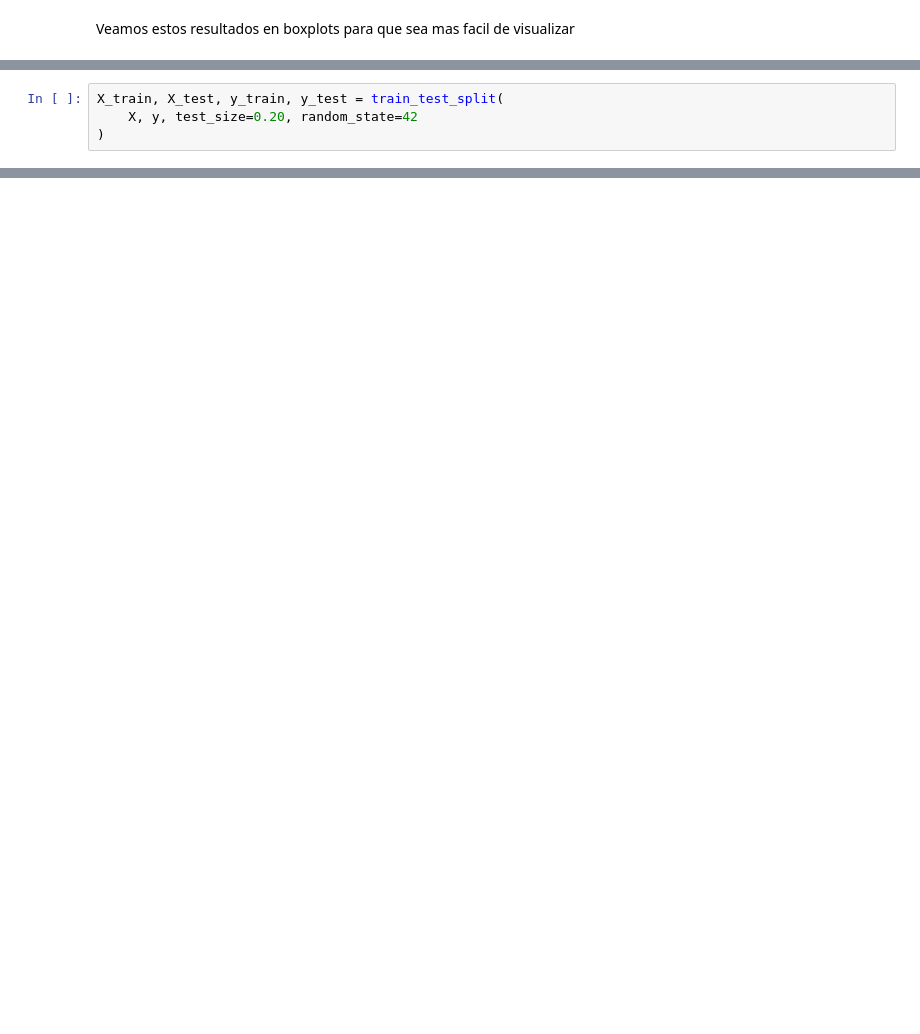
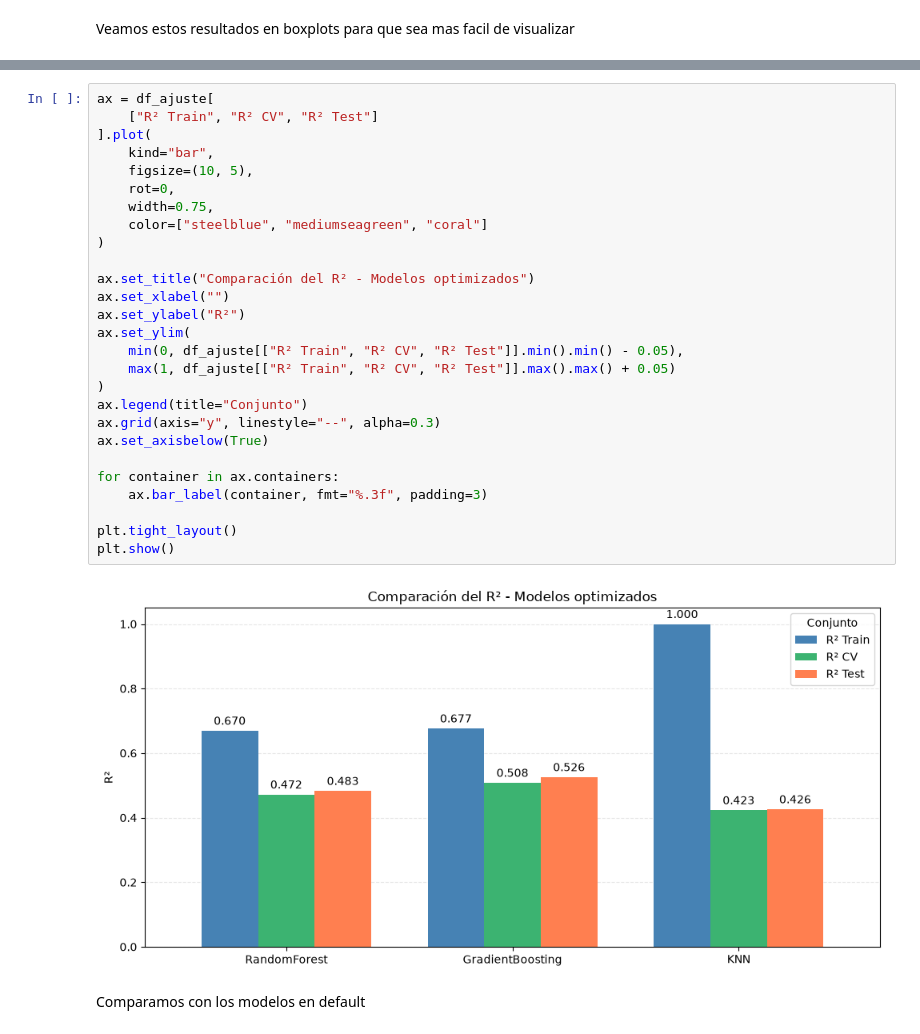
Before and after one commit to santidrelew/tp-mpg, a Jupyter notebook: notebooks/04_Ml_y_Validacion.ipynb, the cells around one changed output, grey strips where cells are left out. Drawn from its saved outputs; the diff is of its cells as text; blank space fills up the shorter version.

```diff
--- a/notebooks/04_Ml_y_Validacion.ipynb
+++ b/notebooks/04_Ml_y_Validacion.ipynb
@@ -419,4 +569,0 @@ y = df_ml["log_daily_price"]
-# %%
-X_train, X_test, y_train, y_test = train_test_split(
-    X, y, test_size=0.20, random_state=42
-)
@@ -534,0 +614,31 @@ Aumentar las iteraciones de la búsqueda de 12 a 50 no mejoró el desempeño en
+# %%
+ax = df_ajuste[
+    ["R² Train", "R² CV", "R² Test"]
+].plot(
+    kind="bar",
+    figsize=(10, 5),
+    rot=0,
+    width=0.75,
+    color=["steelblue", "mediumseagreen", "coral"]
+)
+
+ax.set_title("Comparación del R² - Modelos optimizados")
+ax.set_xlabel("")
+ax.set_ylabel("R²")
+ax.set_ylim(
+    min(0, df_ajuste[["R² Train", "R² CV", "R² Test"]].min().min() - 0.05),
+    max(1, df_ajuste[["R² Train", "R² CV", "R² Test"]].max().max() + 0.05)
+)
+ax.legend(title="Conjunto")
+ax.grid(axis="y", linestyle="--", alpha=0.3)
+ax.set_axisbelow(True)
+
+for container in ax.containers:
+    ax.bar_label(container, fmt="%.3f", padding=3)
+
+plt.tight_layout()
+plt.show()
+# %% [output]
+[figure, added]
+# %% [markdown]
+Comparamos con los modelos en default
```
Also changed, not shown: parts of 39 cells of this notebook, 1 other file.
